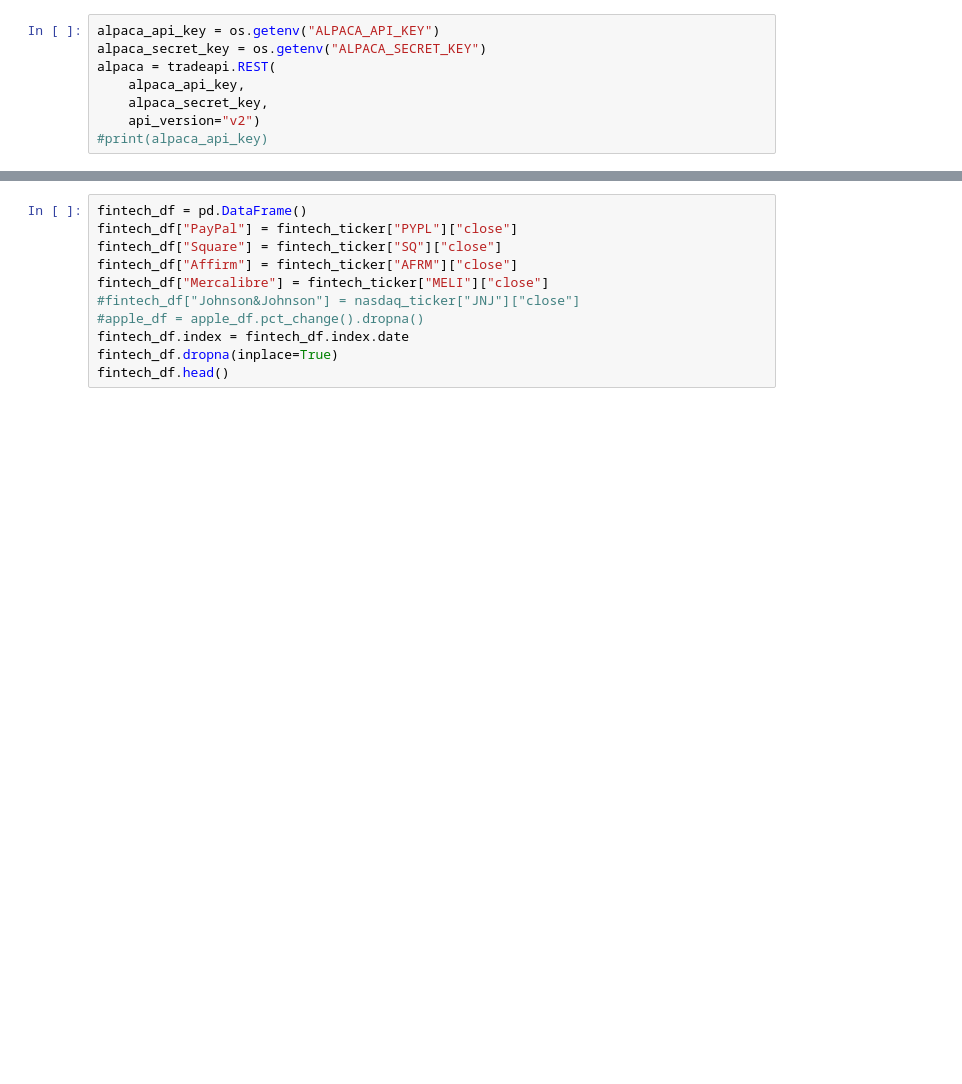
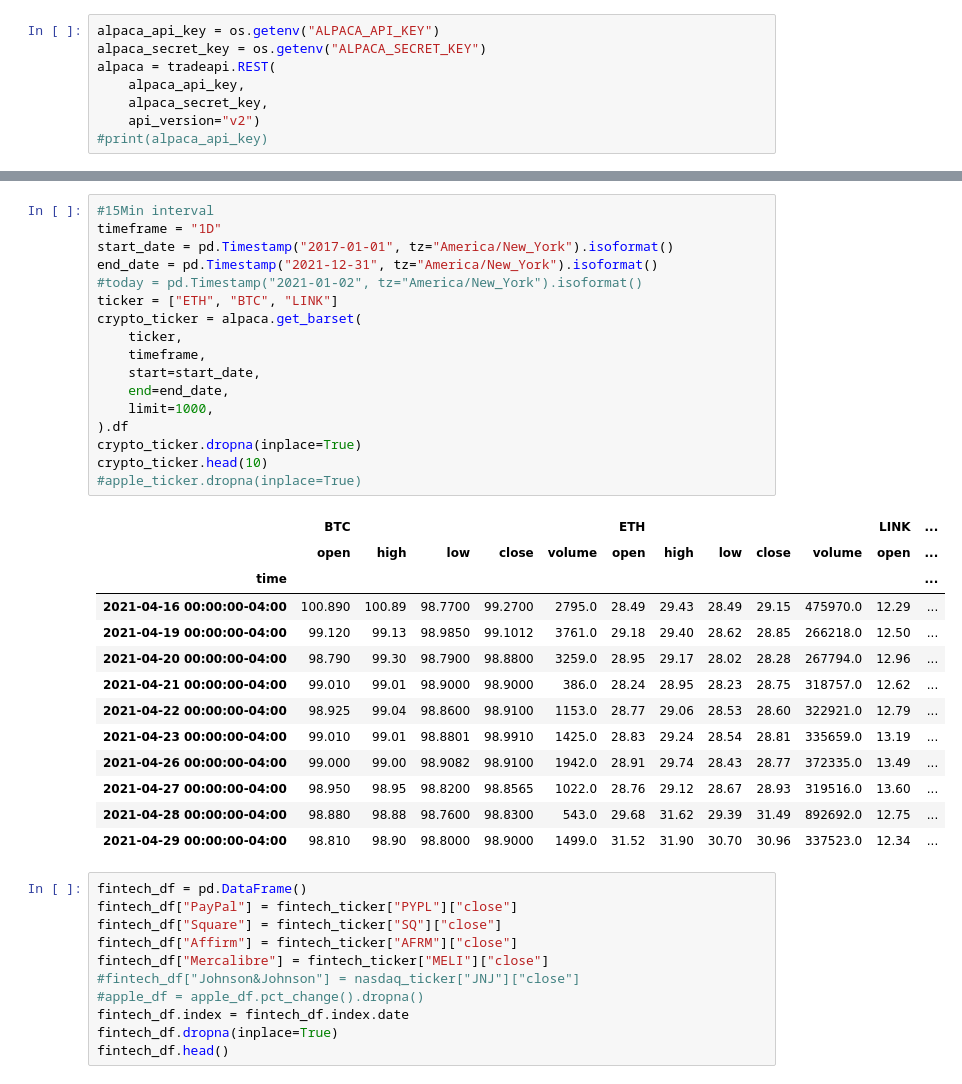
Before and after one commit to dmwalls24/FinTech_Portfolio_Dash, a Jupyter notebook: notebooks/samuel's_notebooks/Notebook.ipynb, the cells around one changed output, grey strips where cells are left out. Cells and saved outputs as stored; diff of their text form; blank space fills up the shorter version.

```diff
--- a/notebooks/samuel's_notebooks/Notebook.ipynb
+++ b/notebooks/samuel's_notebooks/Notebook.ipynb
@@ -53,6 +53,37 @@ fintech_ticker.head(5)
 | 2021-01-15 00:00:00-05:00 | 123.054 | 127.240 | 107.00 | 116.700 | 8033257.0 | 1860.01 | 1877.1091 | 1805.460 | 1856.340 | 478130.0 | 242.25 | ... |
 | 2021-01-19 00:00:00-05:00 | 117.000 | 117.675 | 108.00 | 110.875 | 3116358.0 | 1888.17 | 1938.1699 | 1861.000 | 1915.700 | 590186.0 | 243.30 | ... |
 | 2021-01-20 00:00:00-05:00 | 110.000 | 112.000 | 103.25 | 107.150 | 3504314.0 | 1960.00 | 1991.8800 | 1929.520 | 1986.000 | 574762.0 | 248.85 | ... |
+# %%
+#15Min interval
+timeframe = "1D"
+start_date = pd.Timestamp("2017-01-01", tz="America/New_York").isoformat()
+end_date = pd.Timestamp("2021-12-31", tz="America/New_York").isoformat()
+#today = pd.Timestamp("2021-01-02", tz="America/New_York").isoformat()
+ticker = ["ETH", "BTC", "LINK"]
+crypto_ticker = alpaca.get_barset(
+    ticker,
+    timeframe,
+    start=start_date,
+    end=end_date,
+    limit=1000,
+).df
+crypto_ticker.dropna(inplace=True)
+crypto_ticker.head(10)
+#apple_ticker.dropna(inplace=True)
+# %% [output]
+|  | BTC |  |  |  |  | ETH |  |  |  |  | LINK | ... |
+|  | open | high | low | close | volume | open | high | low | close | volume | open | ... |
+| time |  |  |  |  |  |  |  |  |  |  |  | ... |
+| 2021-04-16 00:00:00-04:00 | 100.890 | 100.89 | 98.7700 | 99.2700 | 2795.0 | 28.49 | 29.43 | 28.49 | 29.15 | 475970.0 | 12.29 | ... |
+| 2021-04-19 00:00:00-04:00 | 99.120 | 99.13 | 98.9850 | 99.1012 | 3761.0 | 29.18 | 29.40 | 28.62 | 28.85 | 266218.0 | 12.50 | ... |
+| 2021-04-20 00:00:00-04:00 | 98.790 | 99.30 | 98.7900 | 98.8800 | 3259.0 | 28.95 | 29.17 | 28.02 | 28.28 | 267794.0 | 12.96 | ... |
+| 2021-04-21 00:00:00-04:00 | 99.010 | 99.01 | 98.9000 | 98.9000 | 386.0 | 28.24 | 28.95 | 28.23 | 28.75 | 318757.0 | 12.62 | ... |
+| 2021-04-22 00:00:00-04:00 | 98.925 | 99.04 | 98.8600 | 98.9100 | 1153.0 | 28.77 | 29.06 | 28.53 | 28.60 | 322921.0 | 12.79 | ... |
+| 2021-04-23 00:00:00-04:00 | 99.010 | 99.01 | 98.8801 | 98.9910 | 1425.0 | 28.83 | 29.24 | 28.54 | 28.81 | 335659.0 | 13.19 | ... |
+| 2021-04-26 00:00:00-04:00 | 99.000 | 99.00 | 98.9082 | 98.9100 | 1942.0 | 28.91 | 29.74 | 28.43 | 28.77 | 372335.0 | 13.49 | ... |
+| 2021-04-27 00:00:00-04:00 | 98.950 | 98.95 | 98.8200 | 98.8565 | 1022.0 | 28.76 | 29.12 | 28.67 | 28.93 | 319516.0 | 13.60 | ... |
+| 2021-04-28 00:00:00-04:00 | 98.880 | 98.88 | 98.7600 | 98.8300 | 543.0 | 29.68 | 31.62 | 29.39 | 31.49 | 892692.0 | 12.75 | ... |
+| 2021-04-29 00:00:00-04:00 | 98.810 | 98.90 | 98.8000 | 98.9000 | 1499.0 | 31.52 | 31.90 | 30.70 | 30.96 | 337523.0 | 12.34 | ... |
 # %%
 fintech_df = pd.DataFrame()
 fintech_df["PayPal"] = fintech_ticker["PYPL"]["close"]
```
Also changed, not shown: parts of 7 cells of this notebook, 2 other files.
